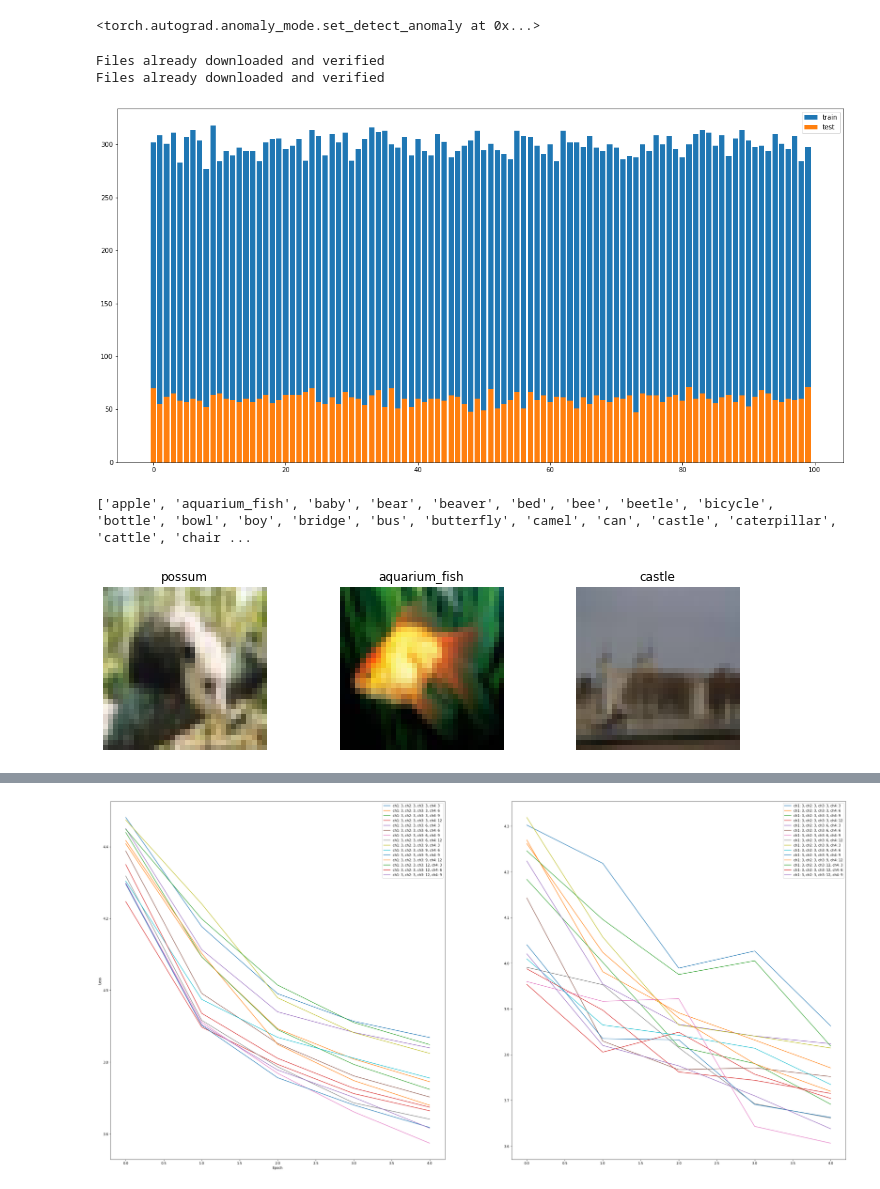
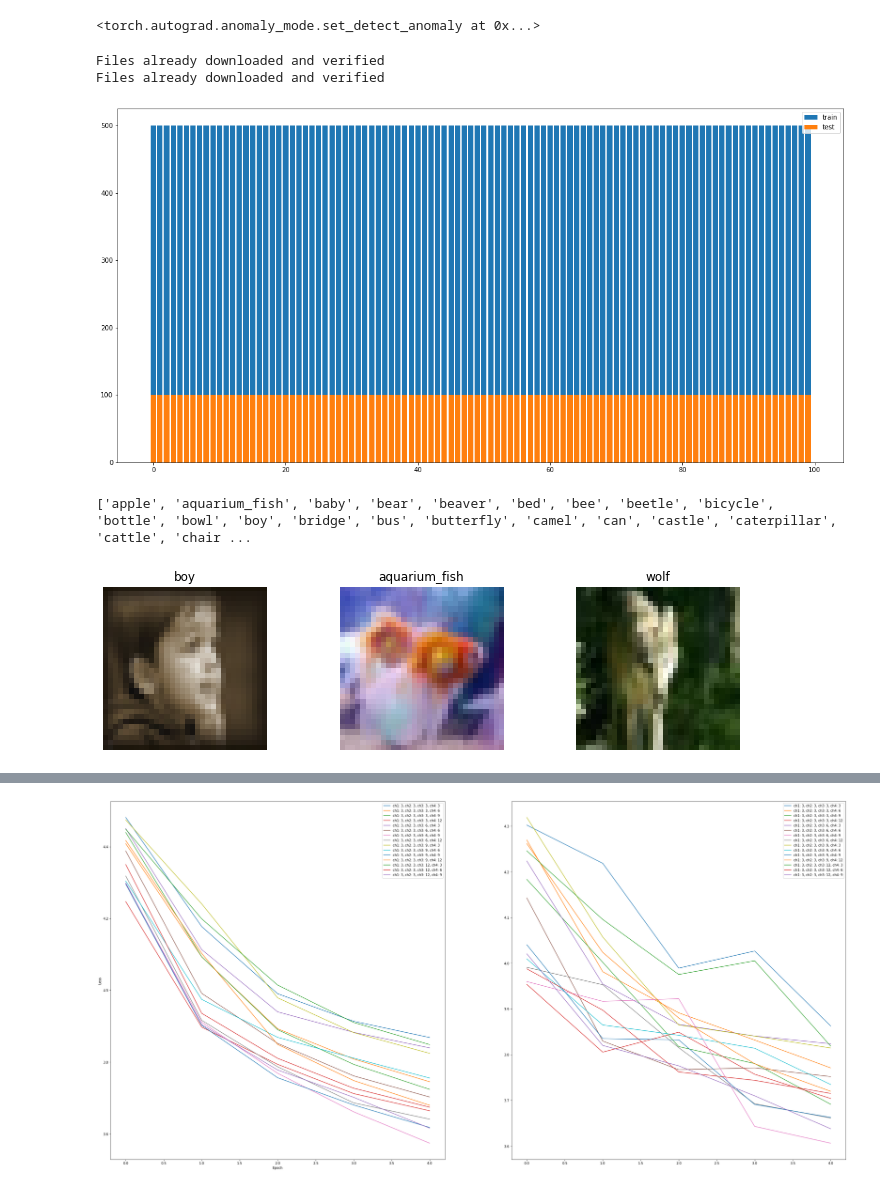
Before and after one commit to COLVERTYETY/cifar100edge, a Jupyter notebook: training.ipynb, the cells around one changed output, grey strips where cells are left out. Drawn from its saved outputs; the diff is of its cells as text; code cells hidden in the pictures.

```diff
--- a/training.ipynb
+++ b/training.ipynb
@@ -33,43 +34,43 @@ torch.autograd.set_detect_anomaly(mode=False)
 #     transforms.Normalize((0.5, 0.5, 0.5), (0.5, 0.5, 0.5))
 # ])
 
-BATCH = 32
+BATCH = 128
 
 original_trainset = datasets.CIFAR100(root='./data', train=True, download=True, transform=T.ToTensor())
 testset = datasets.CIFAR100(root='./data', train=False, download=True, transform=T.ToTensor())
 
-percentage = 0.6
+percentage = 1.0
 train_size = int(percentage * len(original_trainset))
 test_size = int(percentage * len(testset))
 trainset, _ = torch.utils.data.random_split(original_trainset, [train_size, len(original_trainset) - train_size])
 testset, _ = torch.utils.data.random_split(testset, [test_size, len(testset) - test_size])
 
-trainloader = DataLoader(trainset, batch_size=BATCH, shuffle=True, num_workers=2)
+trainloader = DataLoader(trainset, batch_size=BATCH, shuffle=True, num_workers=2, drop_last=True)
 testloader = DataLoader(testset, batch_size=BATCH, shuffle=False, num_workers=2)
 
 
 # check distribution of classes
 trainset_distribution = np.zeros(100)
 for i in range(len(trainset)):
     trainset_distribution[trainset[i][1]] += 1
 
 testset_distribution = np.zeros(100)
 for i in range(len(testset)):
     testset_distribution[testset[i][1]] += 1
 
 plt.figure(figsize=(20, 10))
 plt.bar(np.arange(100), trainset_distribution, label='train')
 plt.bar(np.arange(100), testset_distribution, label='test')
 plt.legend()
 plt.show()
 
 # get the class names from the dataset
 classes = original_trainset.classes
 print(classes)
 # %% [output]
 Files already downloaded and verified
 Files already downloaded and verified
-[figure, old version]
+[figure, new version]
 ['apple', 'aquarium_fish', 'baby', 'bear', 'beaver', 'bed', 'bee', 'beetle', 'bicycle', 'bottle', 'bowl', 'boy', 'bridge', 'bus', 'butterfly', 'camel', 'can', 'castle', 'caterpillar', 'cattle', 'chair ...
 # %%
 #  display 3 images from the dataset at random
@@ -83,7 +84,7 @@ for i in range(3):
     plt.axis('off')
 plt.show()
 # %% [output]
-[figure, old version]
+[figure, new version]
 # %%
 #  define the network architecture
 
```
Also changed, not shown: parts of 6 cells of this notebook, 2 other files.
